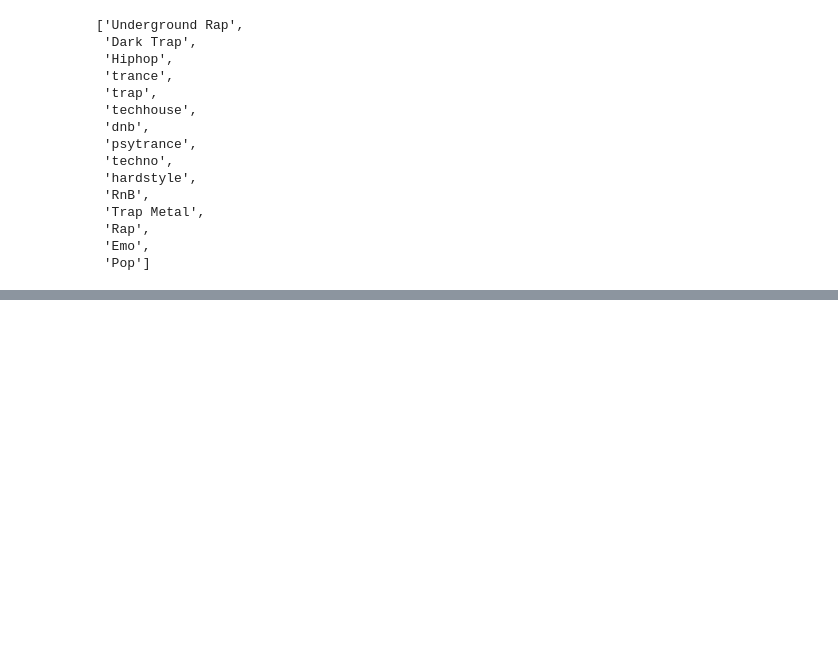
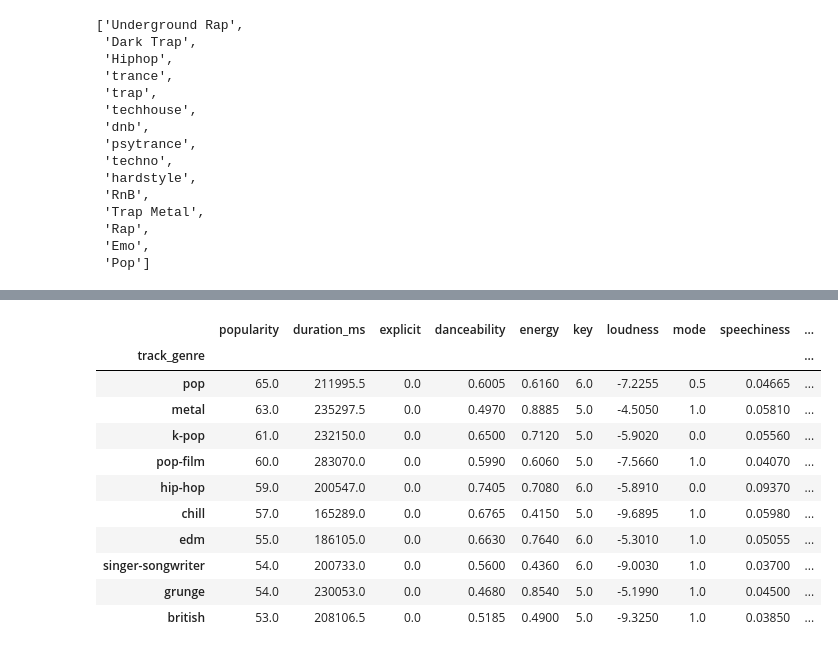
Before and after one commit to nburwick/Targaryen, a Jupyter notebook: Jupyter Notebooks/Targaryen_ETL.ipynb, the cells around one changed output, grey strips where cells are left out. Cells and saved outputs as stored; diff of their text form; code cells hidden in the pictures; blank space fills up the shorter version.

```diff
--- a/Jupyter Notebooks/Targaryen_ETL.ipynb
+++ b/Jupyter Notebooks/Targaryen_ETL.ipynb
@@ -39,3 +39,5 @@ spotify_df['genre'].value_counts().index.tolist()
  'Rap',
  'Emo',
  'Pop']
+# %%
+long_df_dd = long_df.drop_duplicates(subset='track_id', keep='first').reset_index(drop=True)
@@ -41,0 +48,3 @@ spotify_df['genre'].value_counts().index.tolist()
+# %%
+long_df_dd['popularity'] = long_df_dd['popularity'].apply(lambda x:round(x, )).astype('int')
+print(long_df_dd[long_df_dd['popularity'] == 0])
@@ -42,3 +69,17 @@ spotify_df['genre'].value_counts().index.tolist()
 # %%
-filter_df = long_df.groupby('track_genre').mean('popularity').sort_values('popularity', ascending=False).head(10).index.tolist()
+display(long_df_dd.groupby('track_genre').median('popularity').sort_values('popularity', ascending=False).head(10))
+filter_df = long_df_dd.groupby('track_genre').median('popularity').sort_values('popularity', ascending=False).head(10).index.tolist()
+# %% [output]
+|  | popularity | duration_ms | explicit | danceability | energy | key | loudness | mode | speechiness | ... |
+| track_genre |  |  |  |  |  |  |  |  |  | ... |
+| pop | 65.0 | 211995.5 | 0.0 | 0.6005 | 0.6160 | 6.0 | -7.2255 | 0.5 | 0.04665 | ... |
+| metal | 63.0 | 235297.5 | 0.0 | 0.4970 | 0.8885 | 5.0 | -4.5050 | 1.0 | 0.05810 | ... |
+| k-pop | 61.0 | 232150.0 | 0.0 | 0.6500 | 0.7120 | 5.0 | -5.9020 | 0.0 | 0.05560 | ... |
+| pop-film | 60.0 | 283070.0 | 0.0 | 0.5990 | 0.6060 | 5.0 | -7.5660 | 1.0 | 0.04070 | ... |
+| hip-hop | 59.0 | 200547.0 | 0.0 | 0.7405 | 0.7080 | 6.0 | -5.8910 | 0.0 | 0.09370 | ... |
+| chill | 57.0 | 165289.0 | 0.0 | 0.6765 | 0.4150 | 5.0 | -9.6895 | 1.0 | 0.05980 | ... |
+| edm | 55.0 | 186105.0 | 0.0 | 0.6630 | 0.7640 | 6.0 | -5.3010 | 1.0 | 0.05055 | ... |
+| singer-songwriter | 54.0 | 200733.0 | 0.0 | 0.5600 | 0.4360 | 6.0 | -9.0030 | 1.0 | 0.03700 | ... |
+| grunge | 54.0 | 230053.0 | 0.0 | 0.4680 | 0.8540 | 5.0 | -5.1990 | 1.0 | 0.04500 | ... |
+| british | 53.0 | 208106.5 | 0.0 | 0.5185 | 0.4900 | 5.0 | -9.3250 | 1.0 | 0.03850 | ... |
 # %%
```
Also changed, not shown: parts of 10 cells of this notebook, 5 other files.
